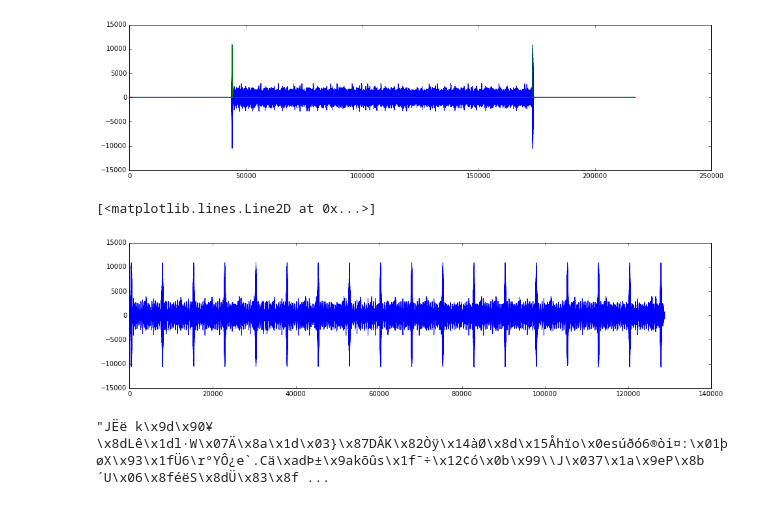
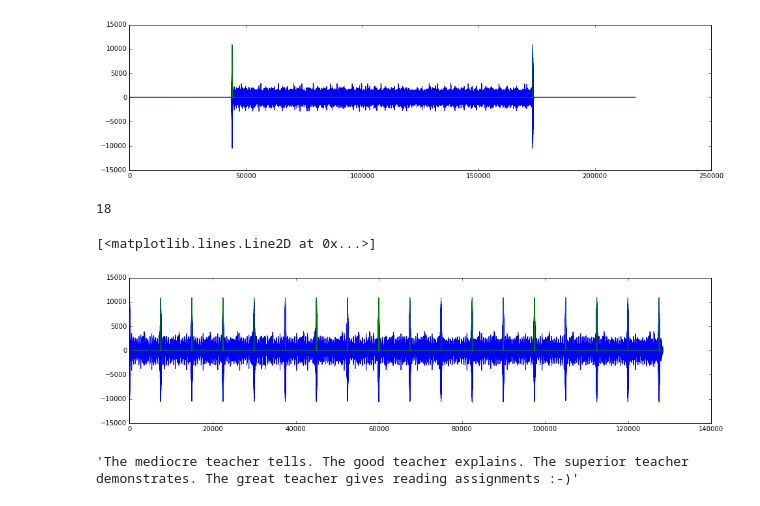
Before and after one commit to zifeo/Transmitter-receiver, a Jupyter notebook: Over-the-air.ipynb, the cells around one changed output. Drawn from its saved outputs; the diff is of its cells as text; code cells hidden in the pictures.

```diff
--- a/Over-the-air.ipynb
+++ b/Over-the-air.ipynb
@@ -167,7 +167,7 @@ signal_data = []
 i = 0
 for c in [message_bin[n:n + pulse_bits] for n in range(0, len(message_bin), pulse_bits)]:
 
-    if i % pulse_windows == 0:
+    if i % pulse_window == 0:
         signal_data.extend(signal_window)
 
     i += 1
@@ -225,32 +225,46 @@ plt.plot(corr_bounds)
 [<matplotlib.lines.Line2D at 0x...>]
 [figure]
 # %%
-delimited = recorded[corr_start:corr_end]
+isolated = recorded[corr_start + int(pulse_dt * rate):corr_end]
-# %%
-plt.plot(fast_corr(delimited, signal_window))
-# %% [output]
-[<matplotlib.lines.Line2D at 0x...>]
-[figure, removed]
+# %%
+corr_window = fast_corr(isolated, signal_window)
+# %%
+window_width = int((pulse_window + 1) * pulse_dt * rate)
+windows = [i + np.argmax(corr_window[i:i + pulse_window]) for i in np.arange(0, len(corr_window), window_width)]
+len(windows)
+# %% [output]
+18
+# %%
+plt.plot(corr_window)
+corr_window_bounds = np.zeros(len(corr_window))
+for w in windows:
+    corr_window_bounds[w] = np.max(corr_window)
+plt.plot(corr_window_bounds)
+# %% [output]
+[<matplotlib.lines.Line2D at 0x...>]
+[figure, added]
 # %%
-delimited = recorded[corr_start:corr_end]
-matched = [fast_corr(delimited, pulses[i + 2]) for i in np.arange(0, pulse_bits+1)]
-matched2 = [fast_corr(delimited, pulses[i + 2]) for i in np.arange(0, pulse_bits+1)]
-matchedn = [fast_corr(delimited, -pulses[i + 2 + pulse_bits]) for i in np.arange(0, pulse_bits)]
-matchedn2 = [fast_corr(delimited, -pulses[i + 2 + pulse_bits]) for i in np.arange(0, pulse_bits)]
-sampled = [m[np.arange(0, len(m), int(pulse_dt * rate))] for m in matched]
-sampled2 = [m[np.arange(0, len(m), int(pulse_dt * rate))] for m in matched2]
-sampledn = [m[np.arange(0, len(m), int(pulse_dt * rate))] for m in matchedn]
-sampledn2 = [m[np.arange(0, len(m), int(pulse_dt * rate))] for m in matchedn2]
+decoded = ''
 
-decoded = ''
-for c in np.arange(1, len(sampled[0])):
-    for b in np.arange(0, pulse_bits):
-        decoded += '1' if sampled[b][c] + sampled2[b][c] > sampledn[b][c] + sampledn2[b][c] else '0'
+for w in windows:
+    delimited = isolated[w:w + window_width][int(pulse_dt * rate):]
+    matched = [fast_corr(delimited, pulses[i + 2]) for i in np.arange(0, pulse_bits+1)]
+    matched2 = [fast_corr(delimited, pulses[i + 2]) for i in np.arange(0, pulse_bits+1)]
+    matchedn = [fast_corr(delimited, -pulses[i + 2 + pulse_bits]) for i in np.arange(0, pulse_bits)]
+    matchedn2 = [fast_corr(delimited, -pulses[i + 2 + pulse_bits]) for i in np.arange(0, pulse_bits)]
+    sampled = [m[np.arange(0, len(m), int(pulse_dt * rate))] for m in matched]
+    sampled2 = [m[np.arange(0, len(m), int(pulse_dt * rate))] for m in matched2]
+    sampledn = [m[np.arange(0, len(m), int(pulse_dt * rate))] for m in matchedn]
+    sampledn2 = [m[np.arange(0, len(m), int(pulse_dt * rate))] for m in matchedn2]
+
+    for c in np.arange(0, len(sampled[0])):
+        for b in np.arange(0, pulse_bits):
+            decoded += '1' if sampled[b][c] + sampled2[b][c] > sampledn[b][c] + sampledn2[b][c] else '0'
 
 received = textarize(decoded)
 received
 # %% [output]
-"JËë k\x9d\x90¥\x8dLê\x1dl·W\x07Ä\x8a\x1d\x03}\x87DÂK\x82Òÿ\x14àØ\x8d\x15Åhïo\x0esúðó6®òi¤:\x01þøX\x93\x1fÜ6\r°YÔ¿e`.Cä\xadÞ±\x9akõûs\x1f¯÷\x12¢ó\x0b\x99\\J\x037\x1a\x9eP\x8b´U\x06\x8féëS\x8dÜ\x83\x8f ...
+'The mediocre teacher tells. The good teacher explains. The superior teacher demonstrates. The great teacher gives reading assignments :-)'
 # %%
 def lcs(t1, t2):
     s1 = "".join([str(c) for c in t1])
```
Also changed, not shown: parts of 1 cell of this notebook.
